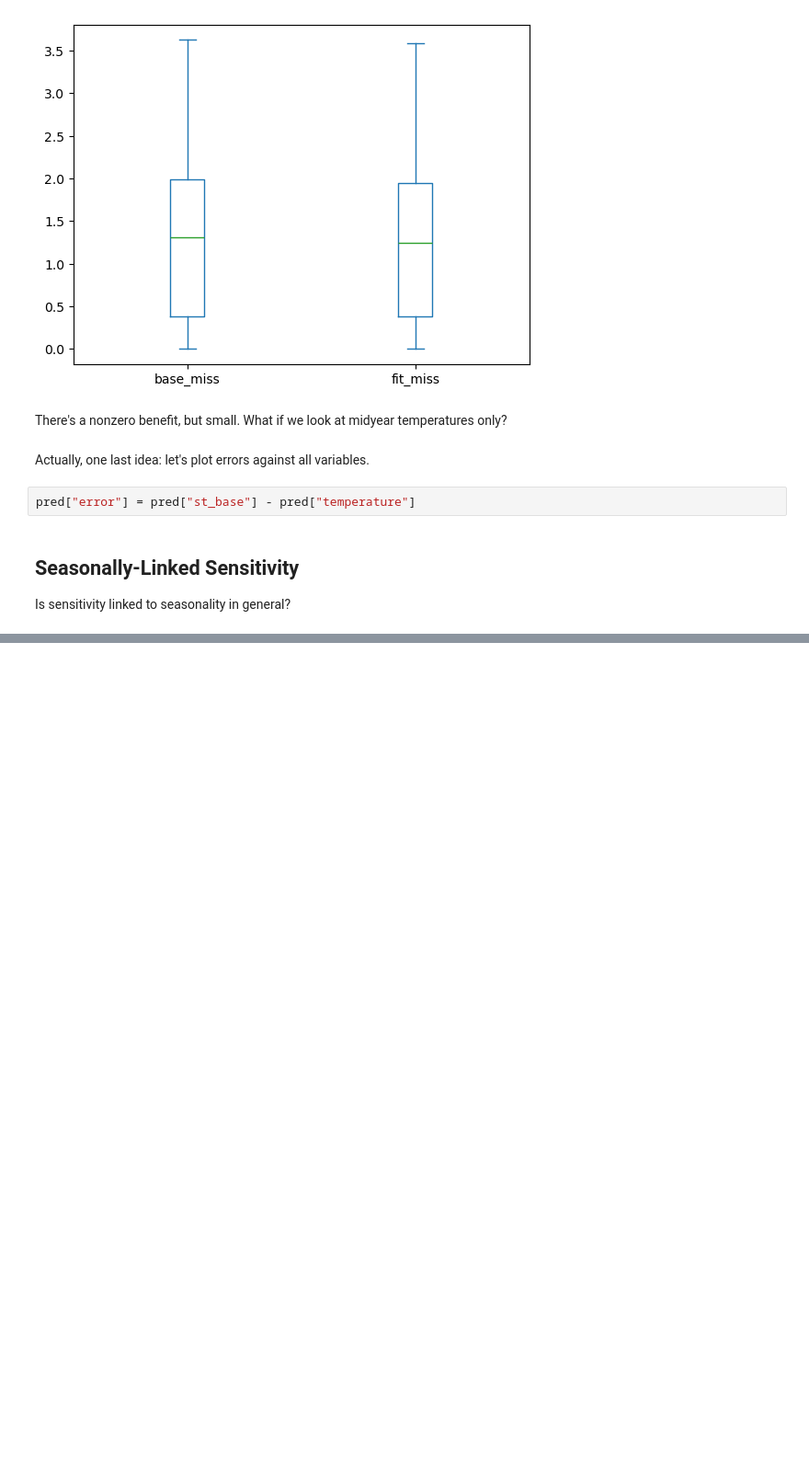
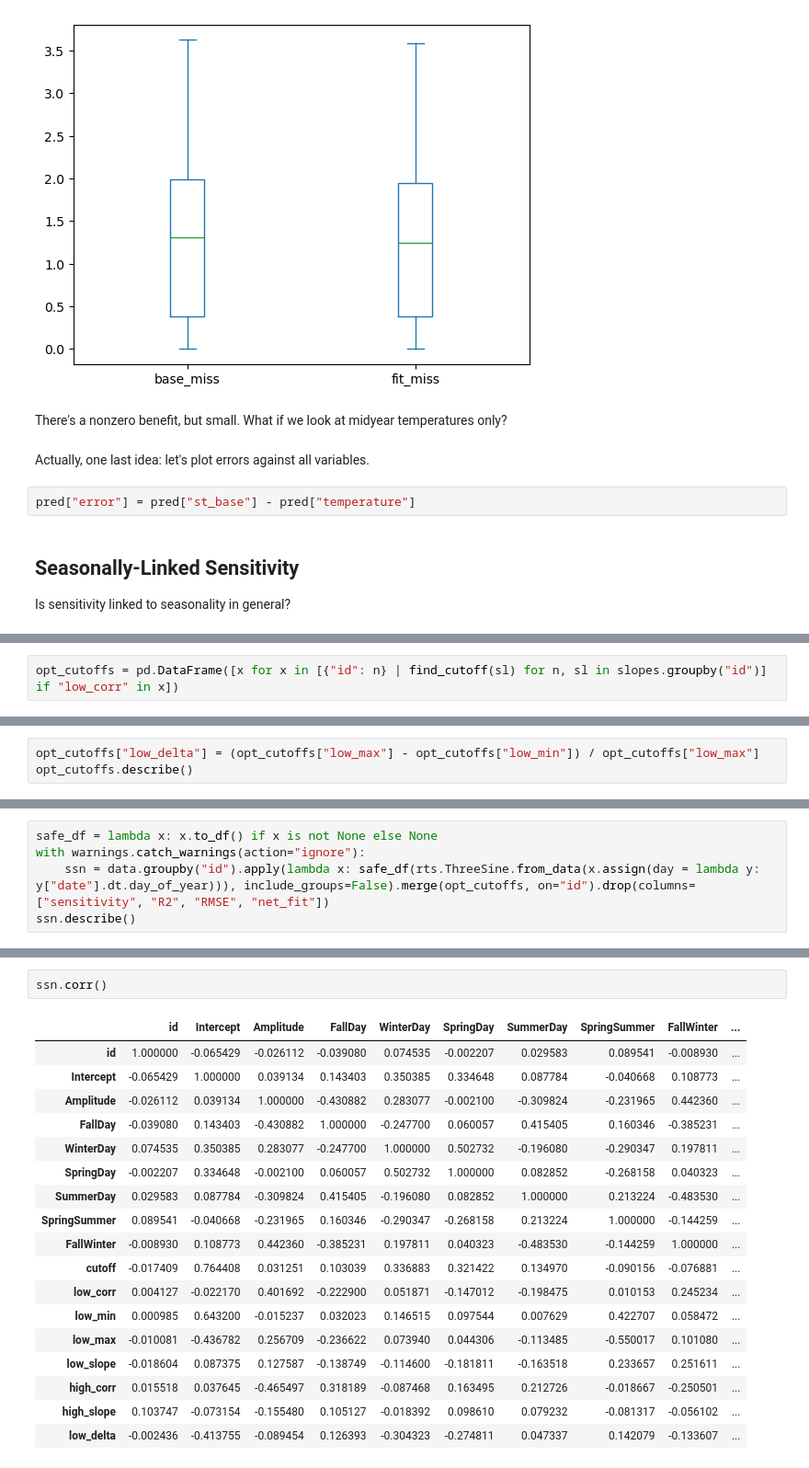
Before and after one commit to mines-ciroh/TempEst-NEWT, a Jupyter notebook: dynamic_sensitivity.ipynb, the cells around one changed output, grey strips where cells are left out. Shown at 92% size. Drawn from its saved outputs; the diff is of its cells as text; blank space fills up the shorter version.

Commit message:
Sensitivity progress

```diff
--- a/dynamic_sensitivity.ipynb
+++ b/dynamic_sensitivity.ipynb
@@ -296,0 +283,2 @@ Next steps:
+# %%
+opt_cutoffs = pd.DataFrame([x for x in [{"id": n} | find_cutoff(sl) for n, sl in slopes.groupby("id")] if "low_corr" in x])
@@ -296,0 +301,3 @@ Next steps:
+# %%
+opt_cutoffs["low_delta"] = (opt_cutoffs["low_max"] - opt_cutoffs["low_min"]) / opt_cutoffs["low_max"]
+opt_cutoffs.describe()
@@ -296,0 +323,5 @@ Next steps:
+# %%
+safe_df = lambda x: x.to_df() if x is not None else None
+with warnings.catch_warnings(action="ignore"):
+    ssn = data.groupby("id").apply(lambda x: safe_df(rts.ThreeSine.from_data(x.assign(day = lambda y: y["date"].dt.day_of_year))), include_groups=False).merge(opt_cutoffs, on="id").drop(columns=["sensitivity", "R2", "RMSE", "net_fit"])
+ssn.describe()
@@ -296,0 +338,21 @@ Next steps:
+# %%
+ssn.corr()
+# %% [output]
+|  | id | Intercept | Amplitude | FallDay | WinterDay | SpringDay | SummerDay | SpringSummer | FallWinter | ... |
+| id | 1.000000 | -0.065429 | -0.026112 | -0.039080 | 0.074535 | -0.002207 | 0.029583 | 0.089541 | -0.008930 | ... |
+| Intercept | -0.065429 | 1.000000 | 0.039134 | 0.143403 | 0.350385 | 0.334648 | 0.087784 | -0.040668 | 0.108773 | ... |
+| Amplitude | -0.026112 | 0.039134 | 1.000000 | -0.430882 | 0.283077 | -0.002100 | -0.309824 | -0.231965 | 0.442360 | ... |
+| FallDay | -0.039080 | 0.143403 | -0.430882 | 1.000000 | -0.247700 | 0.060057 | 0.415405 | 0.160346 | -0.385231 | ... |
+| WinterDay | 0.074535 | 0.350385 | 0.283077 | -0.247700 | 1.000000 | 0.502732 | -0.196080 | -0.290347 | 0.197811 | ... |
+| SpringDay | -0.002207 | 0.334648 | -0.002100 | 0.060057 | 0.502732 | 1.000000 | 0.082852 | -0.268158 | 0.040323 | ... |
+| SummerDay | 0.029583 | 0.087784 | -0.309824 | 0.415405 | -0.196080 | 0.082852 | 1.000000 | 0.213224 | -0.483530 | ... |
+| SpringSummer | 0.089541 | -0.040668 | -0.231965 | 0.160346 | -0.290347 | -0.268158 | 0.213224 | 1.000000 | -0.144259 | ... |
+| FallWinter | -0.008930 | 0.108773 | 0.442360 | -0.385231 | 0.197811 | 0.040323 | -0.483530 | -0.144259 | 1.000000 | ... |
+| cutoff | -0.017409 | 0.764408 | 0.031251 | 0.103039 | 0.336883 | 0.321422 | 0.134970 | -0.090156 | -0.076881 | ... |
+| low_corr | 0.004127 | -0.022170 | 0.401692 | -0.222900 | 0.051871 | -0.147012 | -0.198475 | 0.010153 | 0.245234 | ... |
+| low_min | 0.000985 | 0.643200 | -0.015237 | 0.032023 | 0.146515 | 0.097544 | 0.007629 | 0.422707 | 0.058472 | ... |
+| low_max | -0.010081 | -0.436782 | 0.256709 | -0.236622 | 0.073940 | 0.044306 | -0.113485 | -0.550017 | 0.101080 | ... |
+| low_slope | -0.018604 | 0.087375 | 0.127587 | -0.138749 | -0.114600 | -0.181811 | -0.163518 | 0.233657 | 0.251611 | ... |
+| high_corr | 0.015518 | 0.037645 | -0.465497 | 0.318189 | -0.087468 | 0.163495 | 0.212726 | -0.018667 | -0.250501 | ... |
+| high_slope | 0.103747 | -0.073154 | -0.155480 | 0.105127 | -0.018392 | 0.098610 | 0.079232 | -0.081317 | -0.056102 | ... |
+| low_delta | -0.002436 | -0.413755 | -0.089454 | 0.126393 | -0.304323 | -0.274811 | 0.047337 | 0.142079 | -0.133607 | ... |
```
Also changed, not shown: parts of 20 cells of this notebook, 1 other file.
